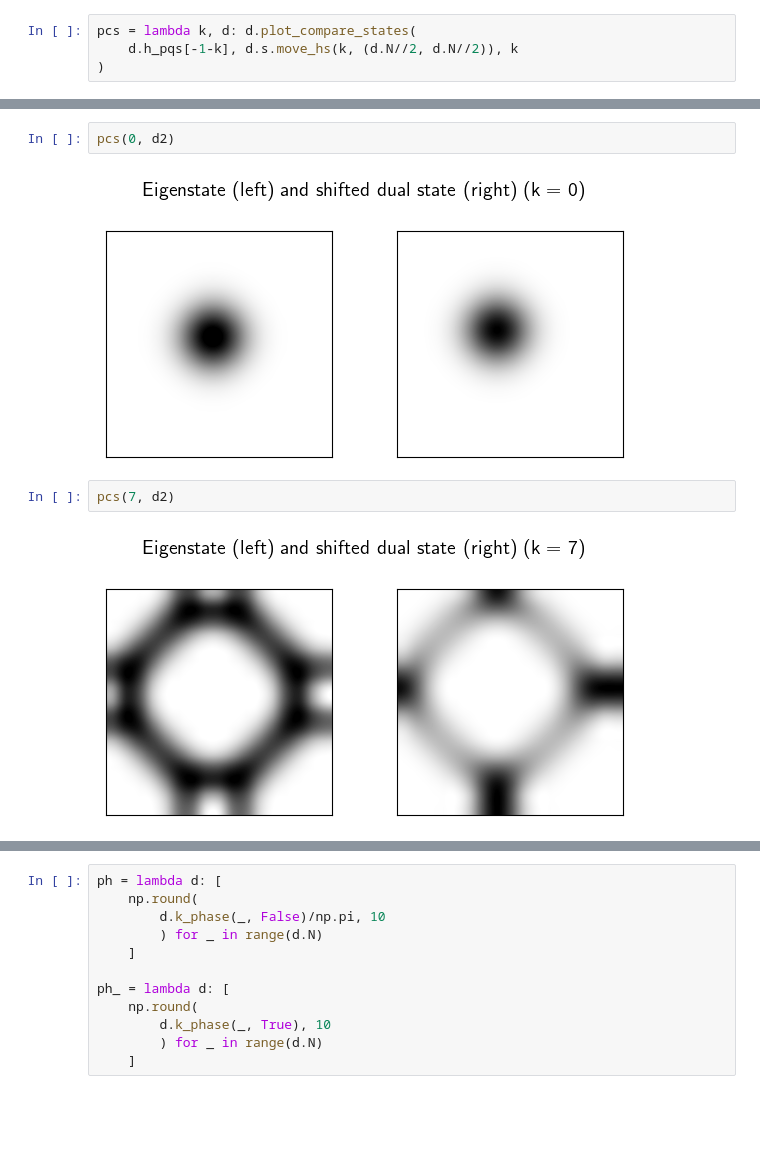
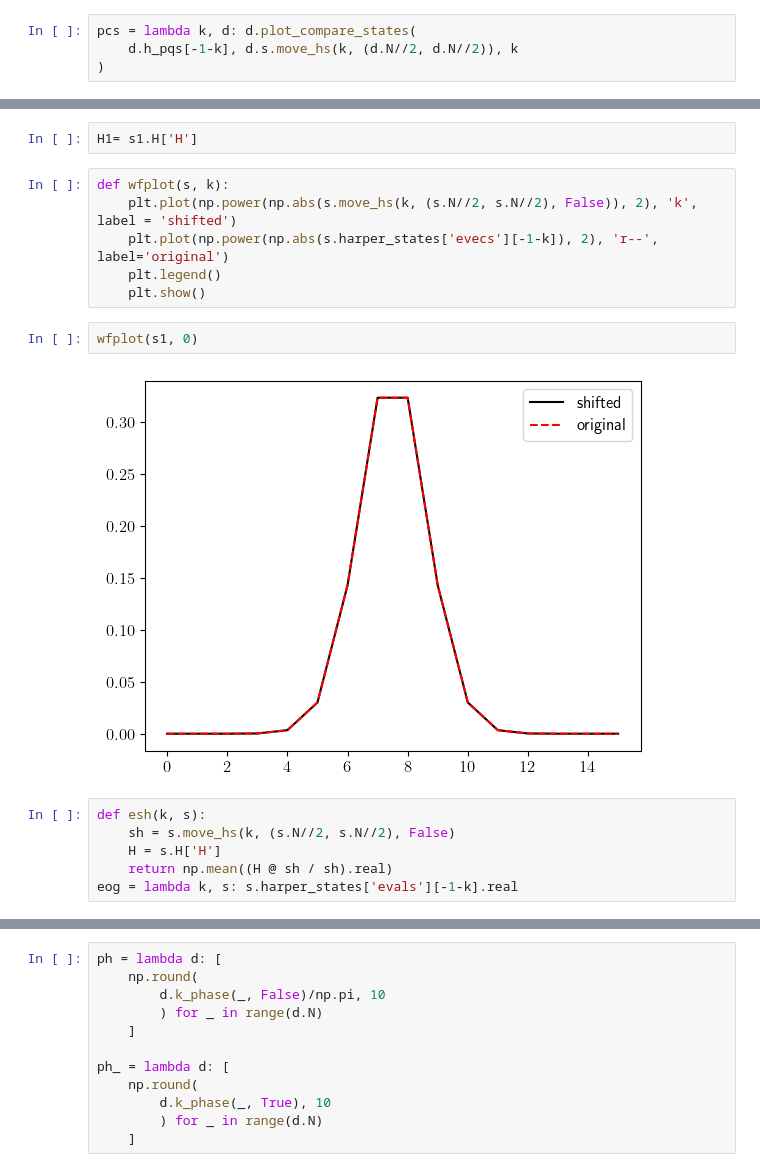
Before and after one commit to IBArbitrary/qbm, a Jupyter notebook: qbm-nb2.ipynb, the cells around one changed output, grey strips where cells are left out. Drawn from its saved outputs; the diff is of its cells as text; blank space fills up the shorter version.

```diff
--- a/qbm-nb2.ipynb
+++ b/qbm-nb2.ipynb
@@ -29,8 +21,18 @@ pcs(7, d1)
-# %%
-pcs(0, d2)
-# %% [output]
-[figure, removed]
-# %%
-pcs(7, d2)
-# %% [output]
-[figure, removed]
+# %%
+H1= s1.H['H']
+# %%
+def wfplot(s, k):
+    plt.plot(np.power(np.abs(s.move_hs(k, (s.N//2, s.N//2), False)), 2), 'k', label = 'shifted')
+    plt.plot(np.power(np.abs(s.harper_states['evecs'][-1-k]), 2), 'r--', label='original')
+    plt.legend()
+    plt.show()
+# %%
+wfplot(s1, 0)
+# %% [output]
+[figure, added]
+# %%
+def esh(k, s):
+    sh = s.move_hs(k, (s.N//2, s.N//2), False)
+    H = s.H['H']
+    return np.mean((H @ sh / sh).real)
+eog = lambda k, s: s.harper_states['evals'][-1-k].real
```
Also changed, not shown: parts of 29 cells of this notebook, 3 other files.
